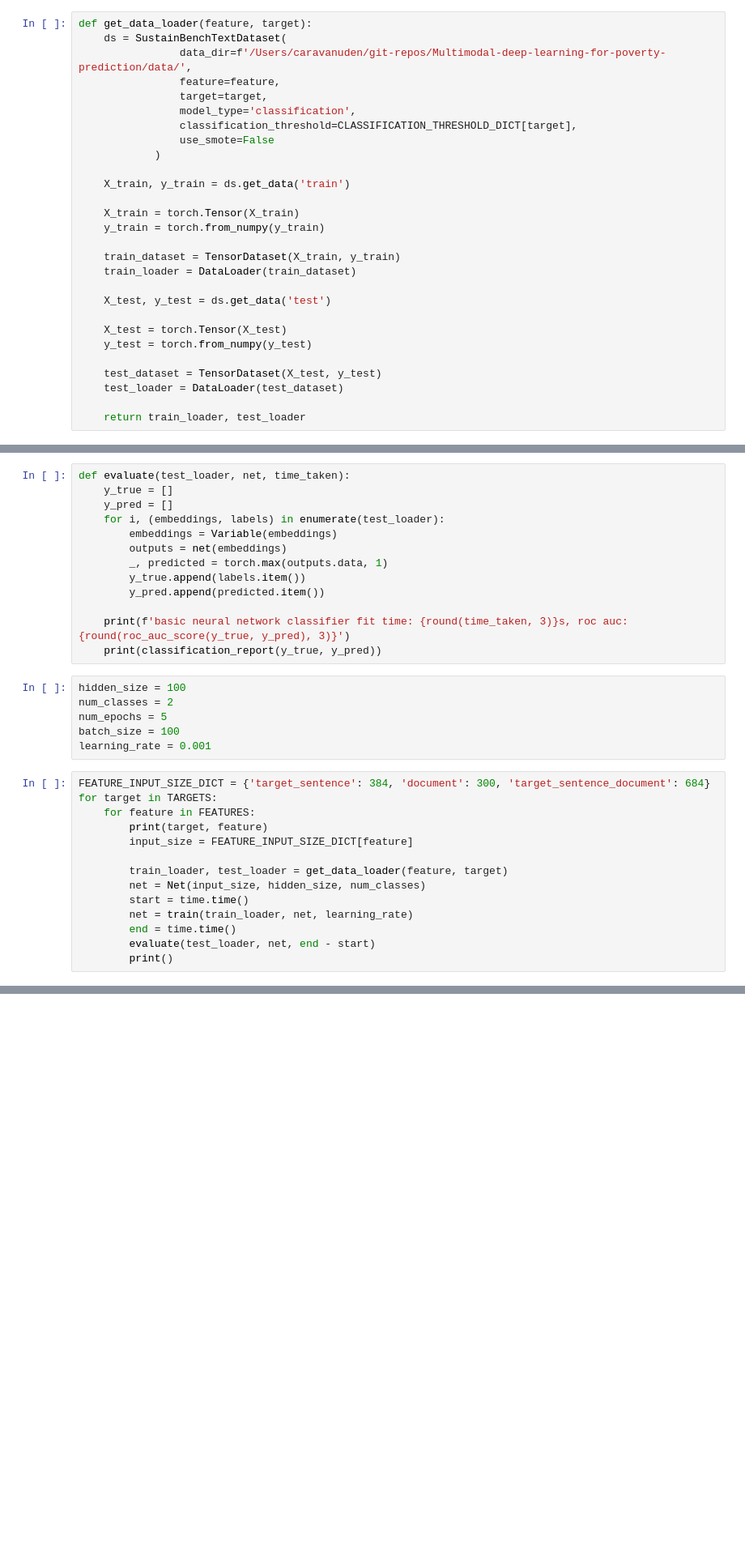
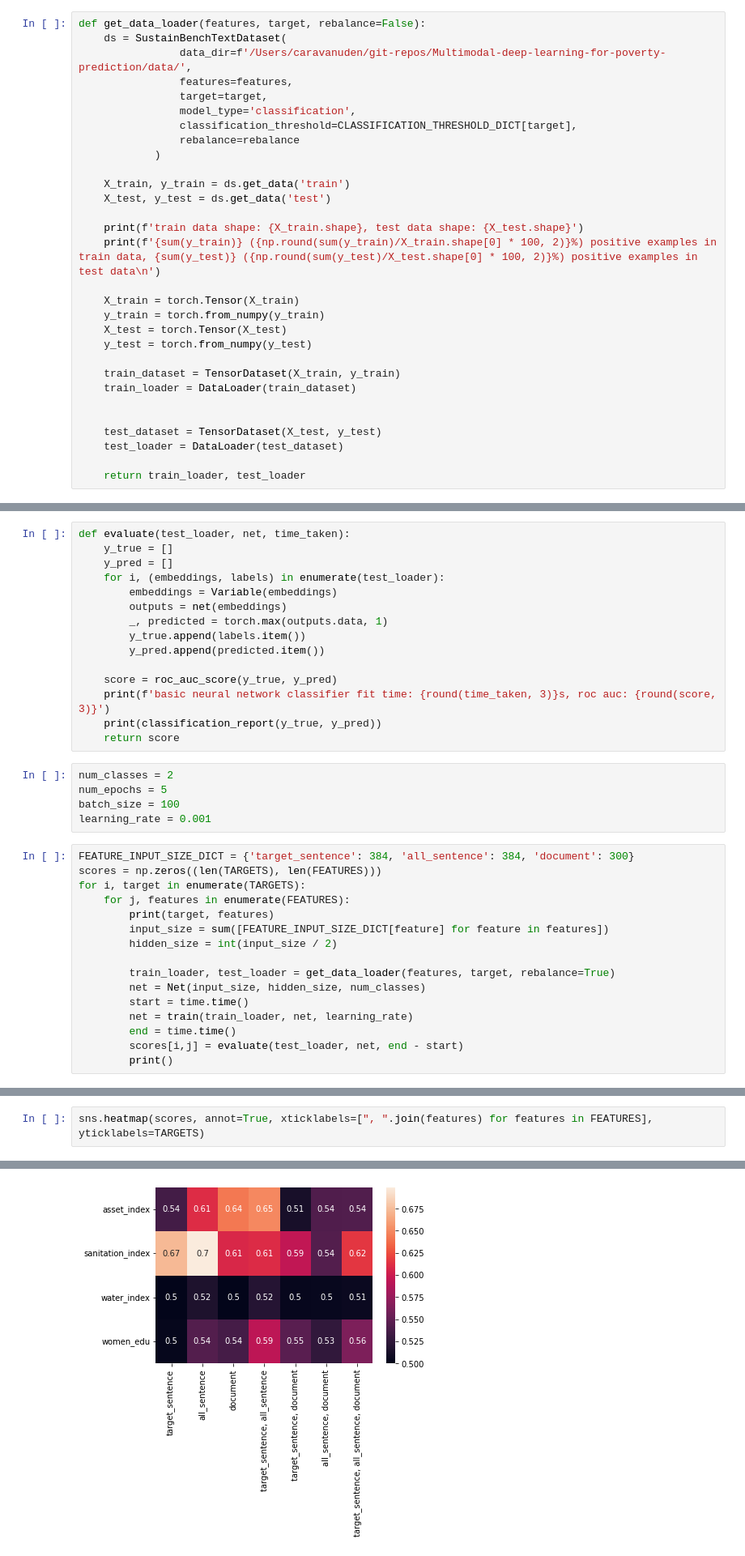
Before and after one commit to caravanuden/sdg-text, a Jupyter notebook: notebooks/basic_models.ipynb, the cells around one changed output, grey strips where cells are left out. Shown at 81% size. Drawn from its saved outputs; the diff is of its cells as text; blank space fills up the shorter version.

```diff
--- a/notebooks/basic_models.ipynb
+++ b/notebooks/basic_models.ipynb
@@ -369,28 +585,30 @@ class Net(nn.Module):
         out = self.fc2(out)
         return out
 # %%
-def get_data_loader(feature, target):
+def get_data_loader(features, target, rebalance=False):
     ds = SustainBenchTextDataset(
                 data_dir=f'/Users/caravanuden/git-repos/Multimodal-deep-learning-for-poverty-prediction/data/',
-                feature=feature,
+                features=features,
                 target=target,
                 model_type='classification',
                 classification_threshold=CLASSIFICATION_THRESHOLD_DICT[target],
-                use_smote=False
+                rebalance=rebalance
             )
 
     X_train, y_train = ds.get_data('train')
+    X_test, y_test = ds.get_data('test')
+
+    print(f'train data shape: {X_train.shape}, test data shape: {X_test.shape}')
+    print(f'{sum(y_train)} ({np.round(sum(y_train)/X_train.shape[0] * 100, 2)}%) positive examples in train data, {sum(y_test)} ({np.round(sum(y_test)/X_test.shape[0] * 100, 2)}%) positive examples in test data\n')
 
     X_train = torch.Tensor(X_train)
     y_train = torch.from_numpy(y_train)
+    X_test = torch.Tensor(X_test)
+    y_test = torch.from_numpy(y_test)
 
     train_dataset = TensorDataset(X_train, y_train)
     train_loader = DataLoader(train_dataset)
 
-    X_test, y_test = ds.get_data('test')
-
-    X_test = torch.Tensor(X_test)
-    y_test = torch.from_numpy(y_test)
 
     test_dataset = TensorDataset(X_test, y_test)
     test_loader = DataLoader(test_dataset)
@@ -427,26 +645,29 @@ def evaluate(test_loader, net, time_taken):
         y_true.append(labels.item())
         y_pred.append(predicted.item())
 
-    print(f'basic neural network classifier fit time: {round(time_taken, 3)}s, roc auc: {round(roc_auc_score(y_true, y_pred), 3)}')
+    score = roc_auc_score(y_true, y_pred)
+    print(f'basic neural network classifier fit time: {round(time_taken, 3)}s, roc auc: {round(score, 3)}')
     print(classification_report(y_true, y_pred))
+    return score
 # %%
-hidden_size = 100
 num_classes = 2
 num_epochs = 5
 batch_size = 100
 learning_rate = 0.001
 # %%
-FEATURE_INPUT_SIZE_DICT = {'target_sentence': 384, 'document': 300, 'target_sentence_document': 684}
-for target in TARGETS:
-    for feature in FEATURES:
-        print(target, feature)
-        input_size = FEATURE_INPUT_SIZE_DICT[feature]
+FEATURE_INPUT_SIZE_DICT = {'target_sentence': 384, 'all_sentence': 384, 'document': 300}
+scores = np.zeros((len(TARGETS), len(FEATURES)))
+for i, target in enumerate(TARGETS):
+    for j, features in enumerate(FEATURES):
+        print(target, features)
+        input_size = sum([FEATURE_INPUT_SIZE_DICT[feature] for feature in features])
+        hidden_size = int(input_size / 2)
 
-        train_loader, test_loader = get_data_loader(feature, target)
+        train_loader, test_loader = get_data_loader(features, target, rebalance=True)
         net = Net(input_size, hidden_size, num_classes)
         start = time.time()
         net = train(train_loader, net, learning_rate)
         end = time.time()
-        evaluate(test_loader, net, end - start)
+        scores[i,j] = evaluate(test_loader, net, end - start)
         print()
 # %% [output]
@@ -469,0 +725,3 @@ weighted avg       0.56      0.41      0.28      1395
+# %%
+sns.heatmap(scores, annot=True, xticklabels=[", ".join(features) for features in FEATURES], yticklabels=TARGETS)
+# %% [output]
@@ -469,0 +729 @@ weighted avg       0.56      0.41      0.28      1395
+[figure, added]
```
Also changed, not shown: parts of 14 cells of this notebook.
